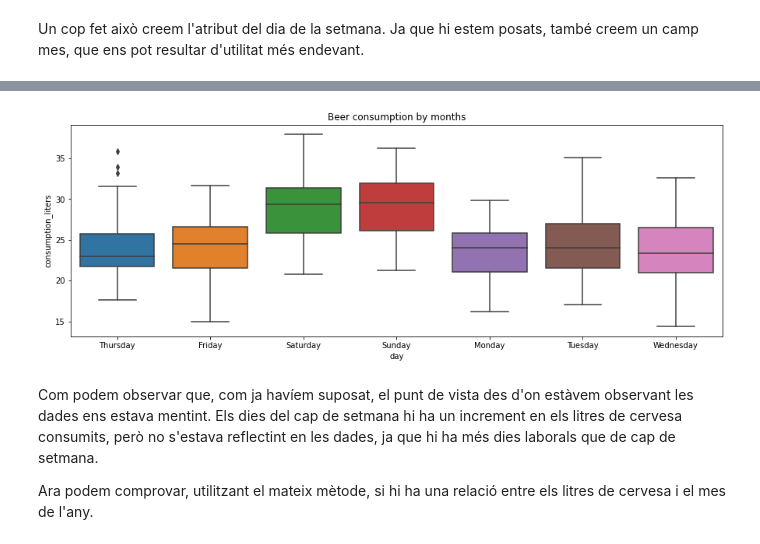
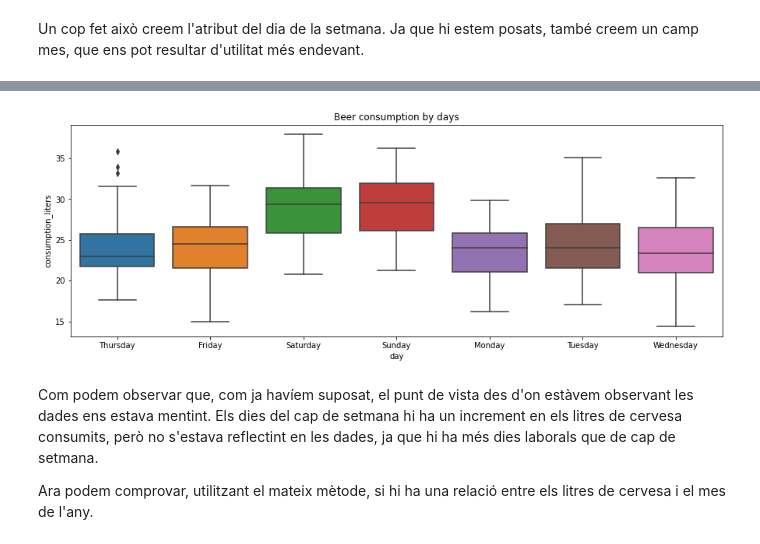
Before and after one commit to josepmdc/ApC-PLAB1, a Jupyter notebook: PLAB1.ipynb, the cells around one changed output, grey strips where cells are left out. Saved outputs shown, nothing was run; the diff lists cells and outputs as text; code cells hidden in the pictures.

```diff
--- a/PLAB1.ipynb
+++ b/PLAB1.ipynb
@@ -145,11 +145,11 @@ dataset.head()
 | 4 | 2015-01-05 | 23.820 | 21.000 | 28.300 | 0.000 | 0.000 | 28.900 | January | Monday |
 # %%
 plt.figure(figsize=(15, 5))
-plt.title("Beer consumption by months")
+plt.title("Beer consumption by days")
 ax = sns.boxplot(data=dataset, x = "day", y = "consumption_liters")
 plt.show()
 # %% [output]
-[figure, old version]
+[figure, new version]
 # %% [markdown]
 Com podem observar que, com ja havíem suposat, el punt de vista des d'on estàvem observant les dades ens estava mentint. Els dies del cap de setmana hi ha un increment en els litres de cervesa consumits, però no s'estava reflectint en les dades, ja que hi ha més dies laborals que de cap de setmana.
 
```
Also changed, not shown: 3 other files.
